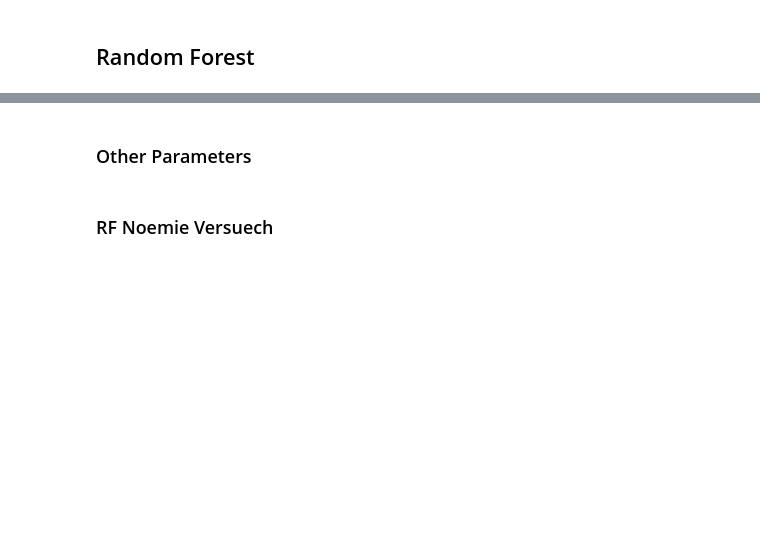
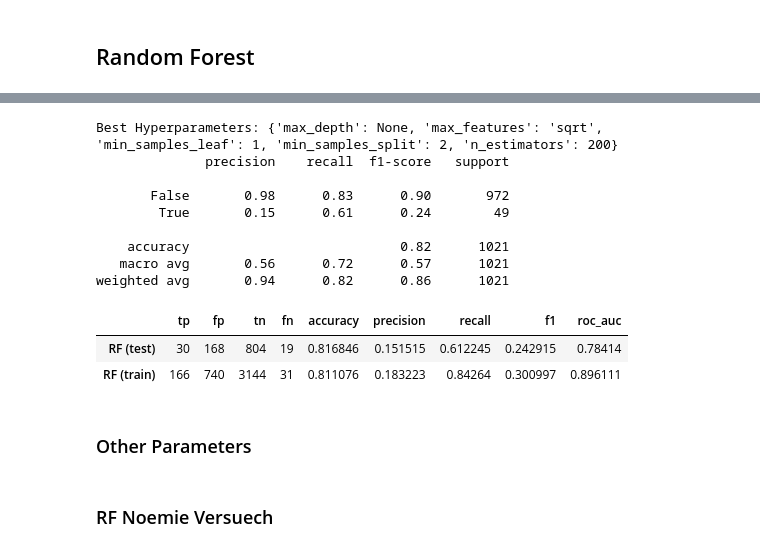
Before and after one commit to mustra12/project_FoDS, a Jupyter notebook: projectFoDS_25_5_23.ipynb, the cells around one changed output, grey strips where cells are left out. Drawn from its saved outputs; the diff is of its cells as text; code cells hidden in the pictures; blank space fills up the shorter version.

```diff
--- a/projectFoDS_25_5_23.ipynb
+++ b/projectFoDS_25_5_23.ipynb
@@ -1330,2 +1239,6 @@ plt.show()
+# %%
+df_performance.loc['LR (test)', :] = [tp, fp, tn, fn, accuracy, precision, recall, f1, roc_auc]
+df_performance.loc['LR (train)', :] = eval_Performance(y_train, X_train[selected_features_MI], best_rf_model, clf_name='LR (train)')
+df_performance
 # %% [markdown]
 ## Random Forest
@@ -1366,14 +1244,0 @@ def eval_Performance(y_eval, X_eval, clf, clf_name = 'My Classifier'):
-# %%
-# Evaluates precision, ROC AUC and more
-#ROC AUC (Area Under the Receiver Operating Characteristic Curve) used for performance metric for binary classification.
-#It quantifies the model's ability to distinguish between the positive and negative classes by plotting the true positive rate against the false positive rate at various classification thresholds.
-#The area under the ROC curve provides an aggregate measure of the classifier's performance, where a higher value indicates better discrimination between the classes.
-
-df_performance = pd.DataFrame(columns = ['tp','fp','tn','fn','accuracy', 'precision', 'recall', 'f1', 'roc_auc'] )
-df_performance.loc['SVM (test)',:] = eval_Performance(y_test, X_test, clf_SVM, clf_name = 'SVM')
-df_performance.loc['SVM (train)',:] = eval_Performance(y_train, X_train, clf_SVM, clf_name = 'SVM (train')
-df_performance.loc['LR (test)',:] = eval_Performance(y_test, X_test, clf_LR, clf_name = 'LR')
-df_performance.loc['LR (train)',:] = eval_Performance(y_train, X_train, clf_LR, clf_name = 'LR (train)')
-df_performance.loc['RF (test)',:] = eval_Performance(y_test, X_test, clf_RF, clf_name = 'RF')
-df_performance.loc['RF (train)',:] = eval_Performance(y_train, X_train, clf_RF, clf_name = 'RF (train)')
-df_performance
@@ -1470,3 +1252,57 @@ NameError: name 'clf_SVM_sub' is not defined
+# %%
+# Define the parameter grid in order to find the best hyperparameters for my Random forest
+param_grid = {
+    'n_estimators': [100, 200, 300],
+    'max_depth': [None, 5, 10],
+    'min_samples_split': [2, 5, 10],
+    'min_samples_leaf': [1, 2, 4],
+    'max_features': ['sqrt', 'log2']}
+
+# Create a Random Forest classifier with balanced class weights
+rf_model = RandomForestClassifier(class_weight='balanced', random_state=42)
+
+# Create the grid search object with the RF classifier and parameters
+grid_search = GridSearchCV(estimator=rf_model, param_grid=param_grid, cv=5)
+
+# Fit the grid search object to the training data using our 5 best features stored in "selected_features_MI"
+grid_search.fit(X_train[selected_features_MI], y_train)
+
+# Get the best hyperparameters found
+best_params = grid_search.best_params_
+print("Best Hyperparameters:", best_params)
+
+# Create the Random Forest classifier with the best hyperparameters and balanced class weights
+best_rf_model = RandomForestClassifier(class_weight='balanced', random_state=42, **best_params)
+
+# Fit the model on the training data using the 5 best selected features
+best_rf_model.fit(X_train[selected_features_MI], y_train)
+
+# Evaluate the model on the test set to predict values and evaluate how good its prediction was (this is just done once and at the end after fitting our model)
+y_pred_test = best_rf_model.predict(X_test[selected_features_MI])
+
+# Print classification report
+print(classification_report(y_test, y_pred_test))
+
+# Store the evaluation performance
+tp, fp, tn, fn, accuracy, precision, recall, f1, roc_auc = eval_Performance(y_test, X_test[selected_features_MI], best_rf_model, clf_name='RF')
+
+# Store the values in a dataframe or table
+df_performance.loc['RF (test)', :] = [tp, fp, tn, fn, accuracy, precision, recall, f1, roc_auc]
+df_performance.loc['RF (train)', :] = eval_Performance(y_train, X_train[selected_features_MI], best_rf_model, clf_name='RF (train)')
+df_performance
+# %% [output]
+Best Hyperparameters: {'max_depth': None, 'max_features': 'sqrt', 'min_samples_leaf': 1, 'min_samples_split': 2, 'n_estimators': 200}
+              precision    recall  f1-score   support
+
+       False       0.98      0.83      0.90       972
+        True       0.15      0.61      0.24        49
+
+    accuracy                           0.82      1021
+   macro avg       0.56      0.72      0.57      1021
+weighted avg       0.94      0.82      0.86      1021
+|  | tp | fp | tn | fn | accuracy | precision | recall | f1 | roc_auc |
+| RF (test) | 30 | 168 | 804 | 19 | 0.816846 | 0.151515 | 0.612245 | 0.242915 | 0.78414 |
+| RF (train) | 166 | 740 | 3144 | 31 | 0.811076 | 0.183223 | 0.84264 | 0.300997 | 0.896111 |
 # %% [markdown]
 ### Other Parameters
 # %% [markdown]
```
Also changed, not shown: parts of 28 cells of this notebook.
